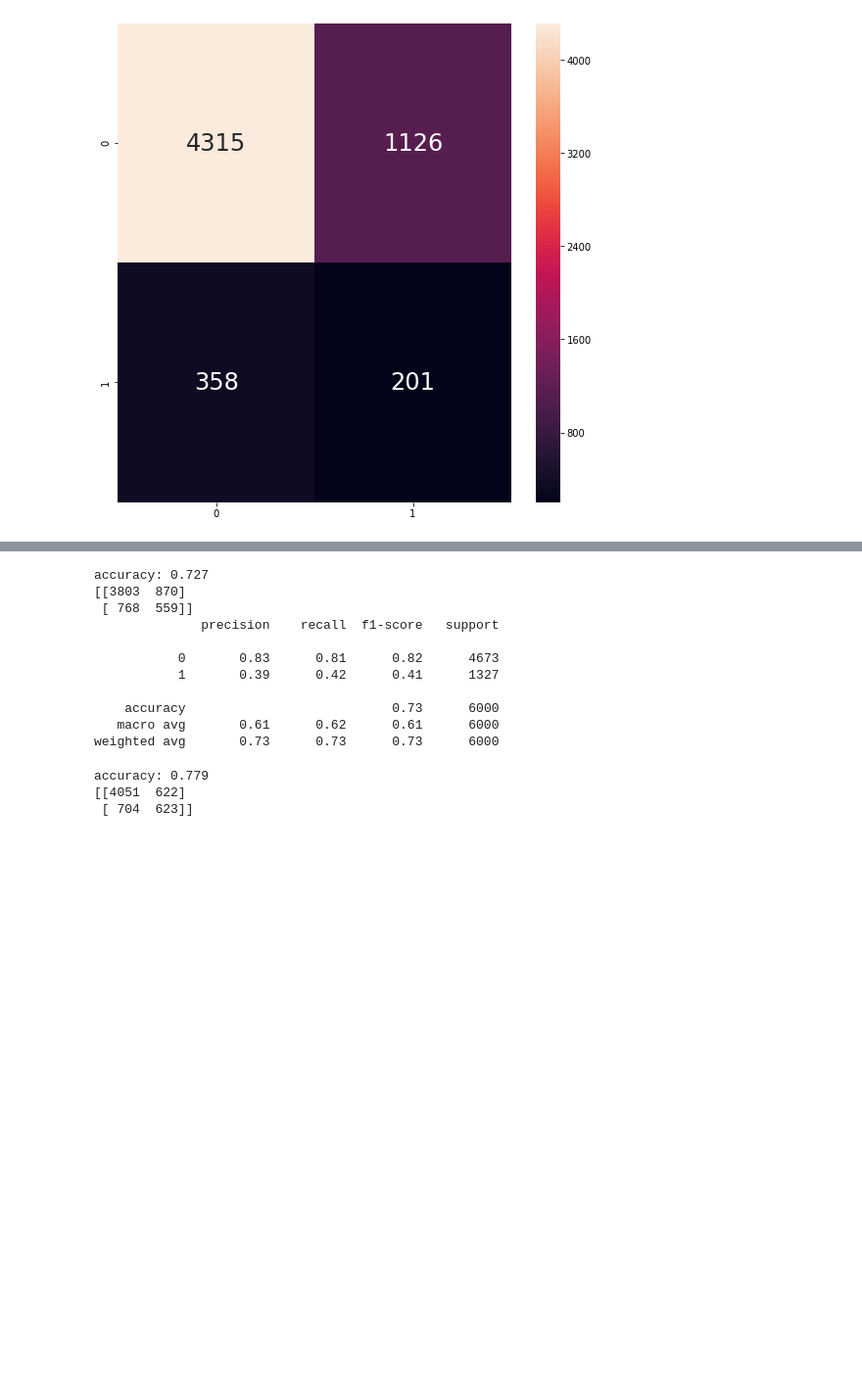
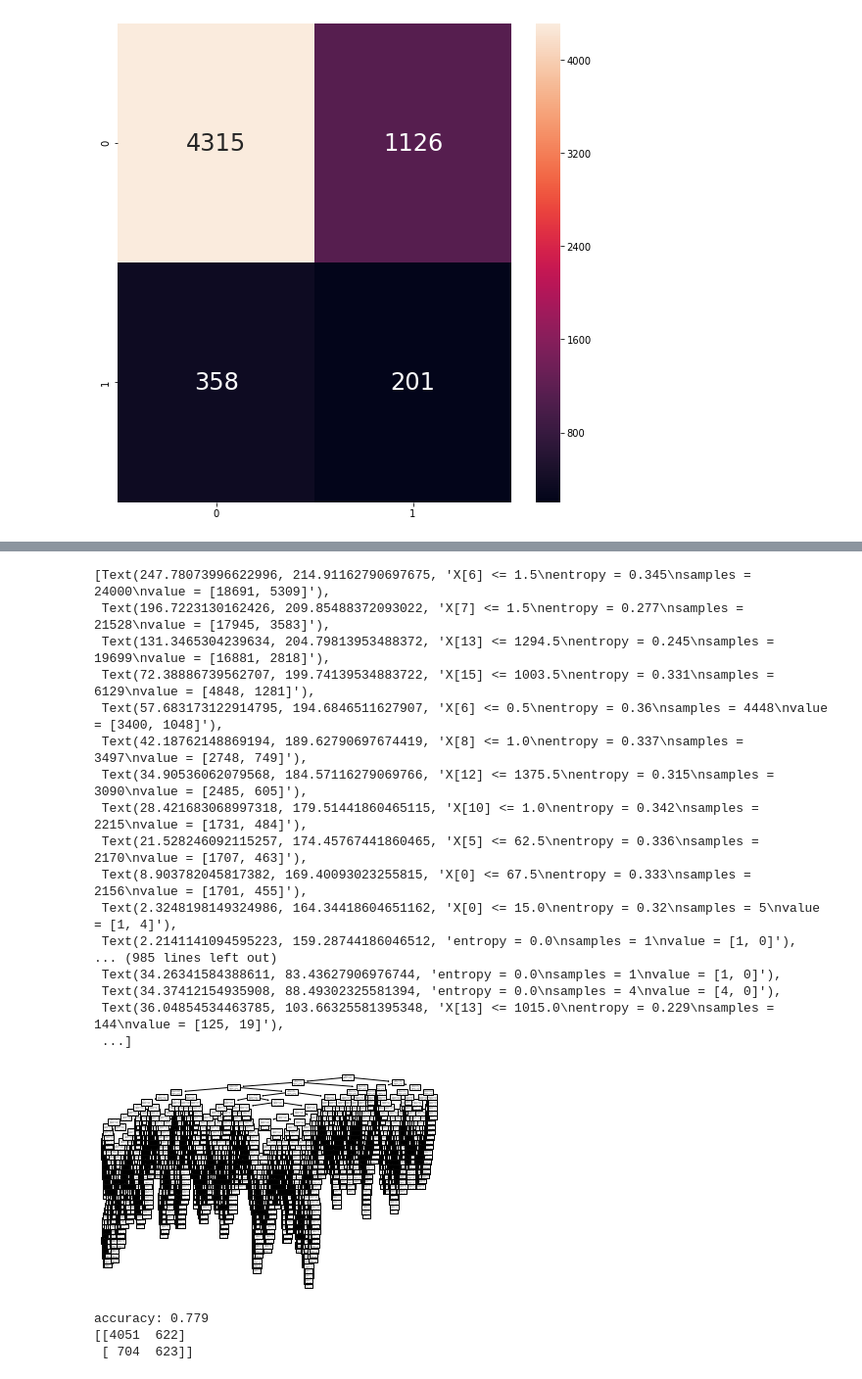
Before and after one commit to pankajti/MSDS_7331_Lab2, a Jupyter notebook: modelling/initial_modelling.ipynb, the cells around one changed output, grey strips where cells are left out. Shown at 98% size. Cells and saved outputs as stored; diff of their text form; code cells hidden in the pictures; blank space fills up the shorter version.

```diff
--- a/modelling/initial_modelling.ipynb
+++ b/modelling/initial_modelling.ipynb
@@ -207,22 +207,24 @@ confusion matrix For knn model
-# %%
-acc = mt.accuracy_score(y_test,y_hat)
-conf = mt.confusion_matrix(y_test,y_hat)
-print('accuracy:', acc )
-print(conf )
-ClassReport = mt.classification_report(y_test,y_hat)
-print(ClassReport)
-# %% [output]
-accuracy: 0.727
-[[3803  870]
- [ 768  559]]
-              precision    recall  f1-score   support
-
-           0       0.83      0.81      0.82      4673
-           1       0.39      0.42      0.41      1327
-
-    accuracy                           0.73      6000
-   macro avg       0.61      0.62      0.61      6000
-weighted avg       0.73      0.73      0.73      6000
+# %%
+tree.plot_tree(clf.fit(X_train,y_train))
+# %% [output]
+[Text(247.78073996622996, 214.91162790697675, 'X[6] <= 1.5\nentropy = 0.345\nsamples = 24000\nvalue = [18691, 5309]'),
+ Text(196.7223130162426, 209.85488372093022, 'X[7] <= 1.5\nentropy = 0.277\nsamples = 21528\nvalue = [17945, 3583]'),
+ Text(131.3465304239634, 204.79813953488372, 'X[13] <= 1294.5\nentropy = 0.245\nsamples = 19699\nvalue = [16881, 2818]'),
+ Text(72.38886739562707, 199.74139534883722, 'X[15] <= 1003.5\nentropy = 0.331\nsamples = 6129\nvalue = [4848, 1281]'),
+ Text(57.683173122914795, 194.6846511627907, 'X[6] <= 0.5\nentropy = 0.36\nsamples = 4448\nvalue = [3400, 1048]'),
+ Text(42.18762148869194, 189.62790697674419, 'X[8] <= 1.0\nentropy = 0.337\nsamples = 3497\nvalue = [2748, 749]'),
+ Text(34.90536062079568, 184.57116279069766, 'X[12] <= 1375.5\nentropy = 0.315\nsamples = 3090\nvalue = [2485, 605]'),
+ Text(28.421683068997318, 179.51441860465115, 'X[10] <= 1.0\nentropy = 0.342\nsamples = 2215\nvalue = [1731, 484]'),
+ Text(21.528246092115257, 174.45767441860465, 'X[5] <= 62.5\nentropy = 0.336\nsamples = 2170\nvalue = [1707, 463]'),
+ Text(8.903782045817382, 169.40093023255815, 'X[0] <= 67.5\nentropy = 0.333\nsamples = 2156\nvalue = [1701, 455]'),
+ Text(2.3248198149324986, 164.34418604651162, 'X[0] <= 15.0\nentropy = 0.32\nsamples = 5\nvalue = [1, 4]'),
+ Text(2.2141141094595223, 159.28744186046512, 'entropy = 0.0\nsamples = 1\nvalue = [1, 0]'),
+... (985 lines left out)
+ Text(34.26341584388611, 83.43627906976744, 'entropy = 0.0\nsamples = 1\nvalue = [1, 0]'),
+ Text(34.37412154935908, 88.49302325581394, 'entropy = 0.0\nsamples = 4\nvalue = [4, 0]'),
+ Text(36.04854534463785, 103.66325581395348, 'X[13] <= 1015.0\nentropy = 0.229\nsamples = 144\nvalue = [125, 19]'),
+ ...]
+[figure, added]
 # %%
 from sklearn.naive_bayes import BernoulliNB
 clf = BernoulliNB()
```
Also changed, not shown: parts of 1 cell of this notebook.
